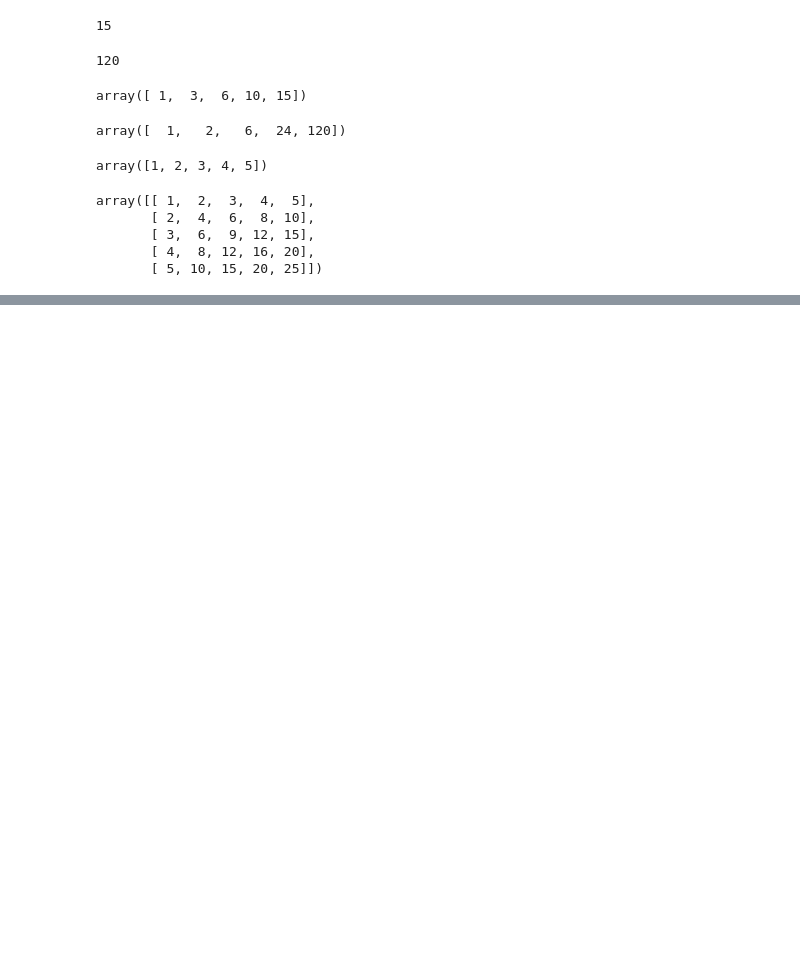
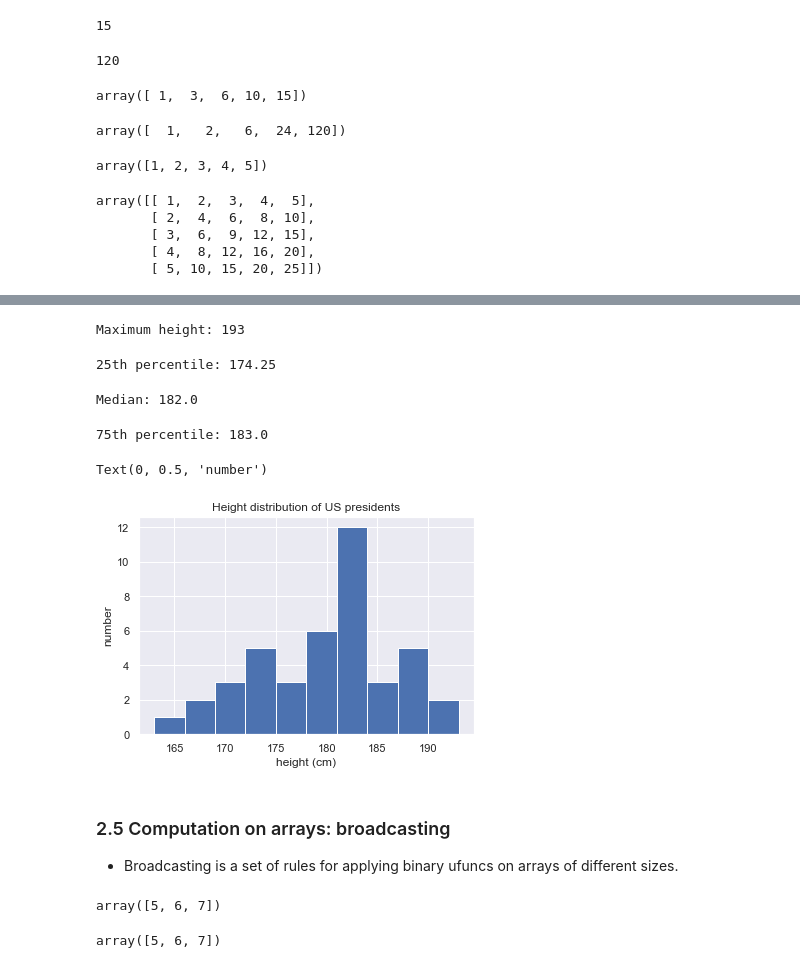
Before and after one commit to duzhewang/ProgrammingNotes, a Jupyter notebook: Python/PythonDShandbook/Chap02_NumPy.ipynb, the cells around one changed output, grey strips where cells are left out. Saved outputs shown, nothing was run; the diff lists cells and outputs as text; code cells hidden in the pictures; blank space fills up the shorter version.

Commit message:
update numpy and add data

```diff
--- a/Python/PythonDShandbook/Chap02_NumPy.ipynb
+++ b/Python/PythonDShandbook/Chap02_NumPy.ipynb
@@ -822,0 +1004,3 @@ list([1,2])
+# %%
+data=pd.read_csv("president_heights.csv")
+heights=np.array(data['height(cm)'])
@@ -822,0 +1025,16 @@ list([1,2])
+# %%
+print("Maximum height:", heights.max())
+# %% [output]
+Maximum height: 193
+# %%
+print("25th percentile:", np.percentile(heights, 25))
+# %% [output]
+25th percentile: 174.25
+# %%
+print("Median:", np.median(heights))
+# %% [output]
+Median: 182.0
+# %%
+print("75th percentile:", np.percentile(heights, 75))
+# %% [output]
+75th percentile: 183.0
@@ -822,0 +1046,12 @@ list([1,2])
+# %%
+plt.hist(heights)
+plt.title("Height distribution of US presidents")
+plt.xlabel('height (cm)')
+plt.ylabel('number')
+# %% [output]
+Text(0, 0.5, 'number')
+[figure, added]
+# %% [markdown]
+### 2.5 Computation on arrays: broadcasting
+
+- Broadcasting is a set of rules for applying binary ufuncs on arrays of different sizes.
@@ -822,0 +1062,8 @@ list([1,2])
+# %%
+a+b
+# %% [output]
+array([5, 6, 7])
+# %%
+a+5
+# %% [output]
+array([5, 6, 7])
```
Also changed, not shown: parts of 109 cells of this notebook, 1 other file.
